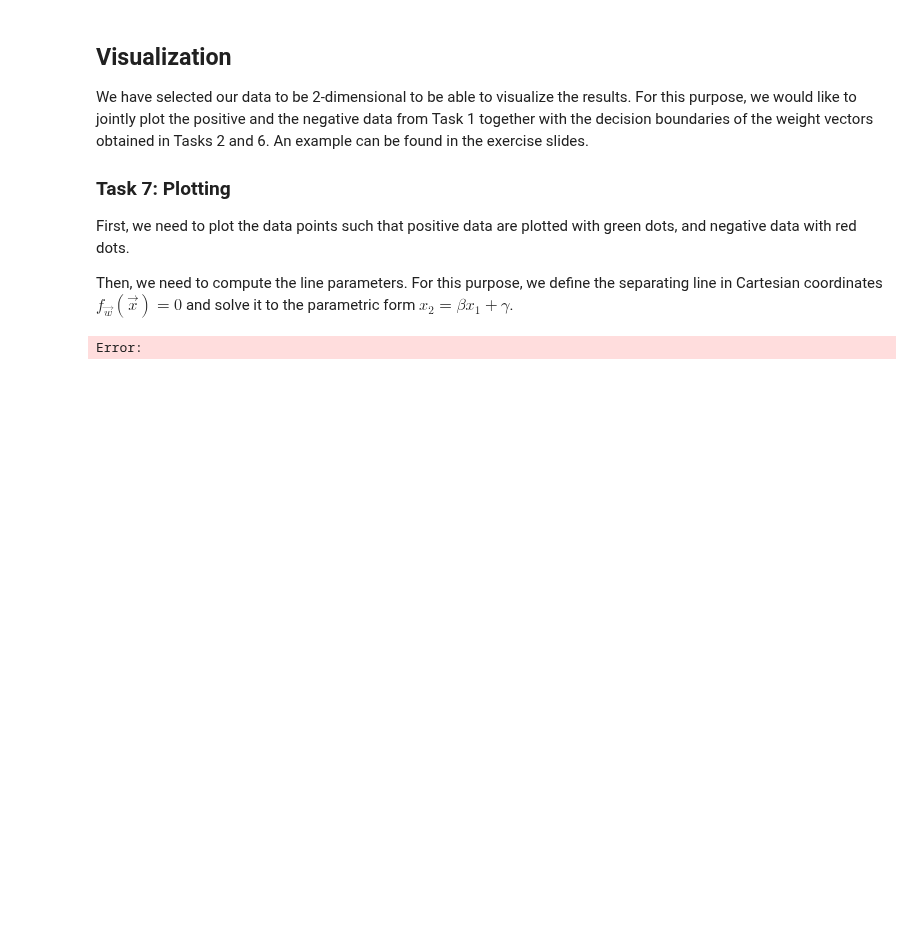
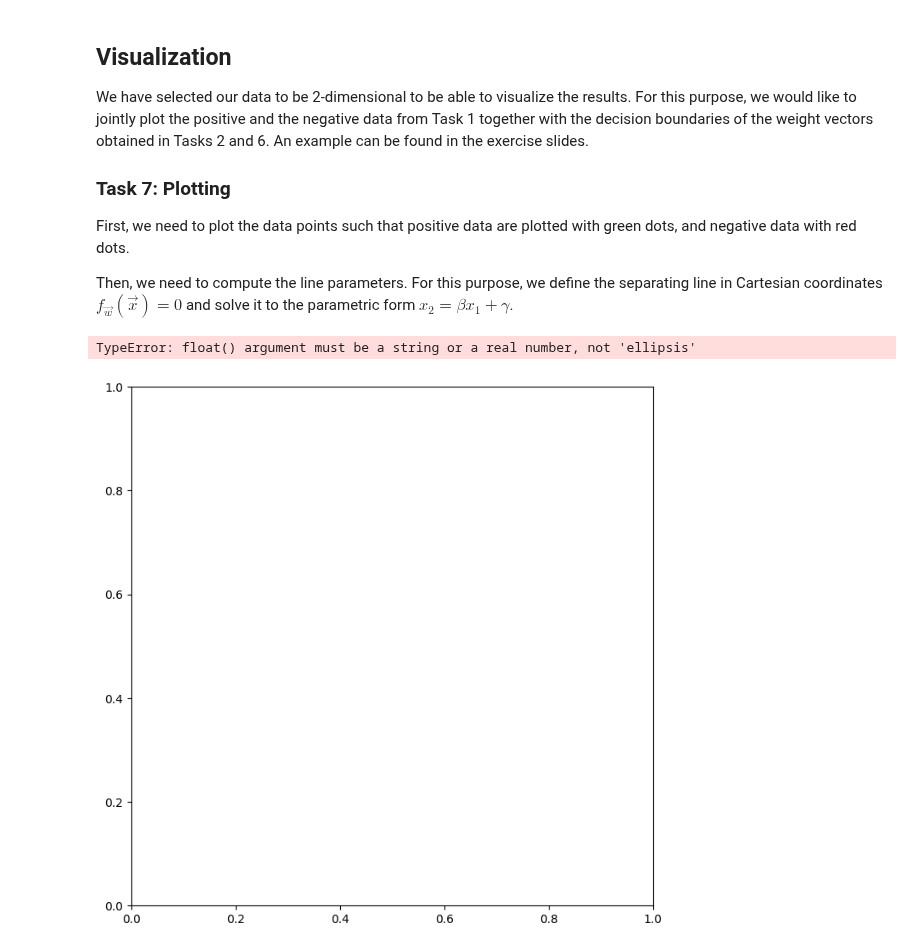
Before and after one commit to danielbarco/deeplearning, a Jupyter notebook: Assignment01.ipynb, the cells around one changed output. Drawn from its saved outputs; the diff is of its cells as text; code cells hidden in the pictures; blank space fills up the shorter version.

```diff
--- a/Assignment01.ipynb
+++ b/Assignment01.ipynb
@@ -263,40 +293,41 @@ First, we need to plot the data points such that positive data are plotted with
 Then, we need to compute the line parameters. For this purpose, we define the separating line in Cartesian coordinates $f_{\vec w}(\vec x) = 0$ and solve it to the parametric form $x_2 = \beta x_1 + \gamma$.
 # %%
 def line_parameters(w):
-  # compute parametric line parameters from Cartesian coordinates
-  beta = ...
-  gamma = ...
+  # compute parametric line parameters from cartesian coordinates. For calculation see: slides 1, p. 38 (for sign activation)
+  beta = - w[1] / w[2]
+  gamma = - w[0] / w[2]
   return beta, gamma
 
 
 from matplotlib import pyplot
 
 # create a square plot
 pyplot.figure(figsize=(8,8))
 
 # plot the positive data points
-pyplot.plot(..., ..., "g.", label="positive data")
+pyplot.plot(X[T==1, 0], X[T==1, 1], "g.", label="positive data")
 # plot the negative data points
-pyplot.plot(..., ..., "r.", label="negative data")
+pyplot.plot(X[T==-1, 0], X[T==-1, 1], "r.", label="negative data")
 
 # define positions where to evaluate the line:
 x1 = ...
 
 # compute line parameters for manual line
 beta, gamma = line_parameters(w_manual)
 # now, compute the values according to our parametric form:
 x2 = beta * x1 + gamma
 # plot lines (might need to call this function twice for the two lines)
 pyplot.plot(x1, x2, "m-", label="manual line")
 
 # compute line parameters for optimized line
 beta, gamma = line_parameters(w_star)
 # now, compute the values according to our parametric form:
 x2 = beta * x1 + gamma
 # plot lines (might need to call this function twice for the two lines)
 pyplot.plot(x1, x2, "b-", label="optimized line")
 
 # make the plot more beautiful
 ...
 # %% [output]
-Error:
+TypeError: float() argument must be a string or a real number, not 'ellipsis'
+[figure, added]
```
Also changed, not shown: parts of 8 cells of this notebook, 1 other file.
